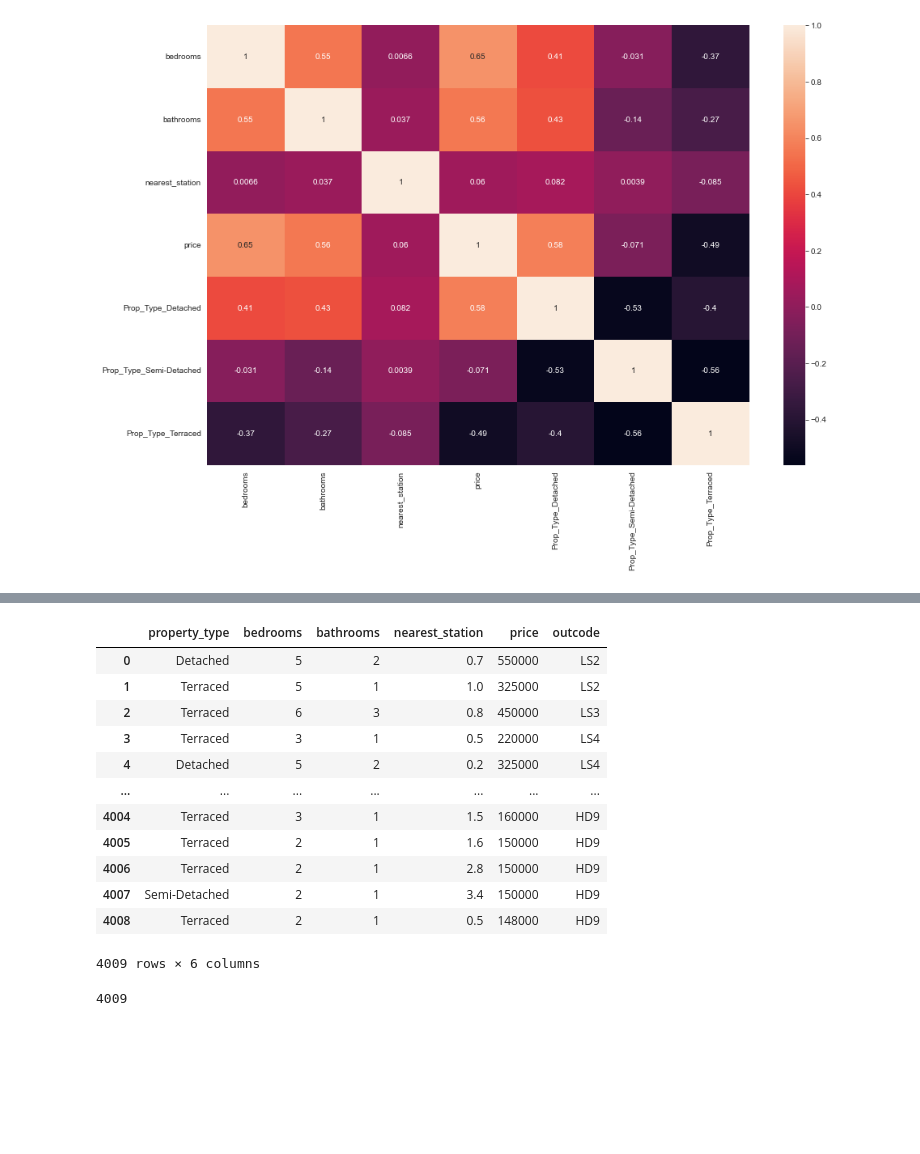
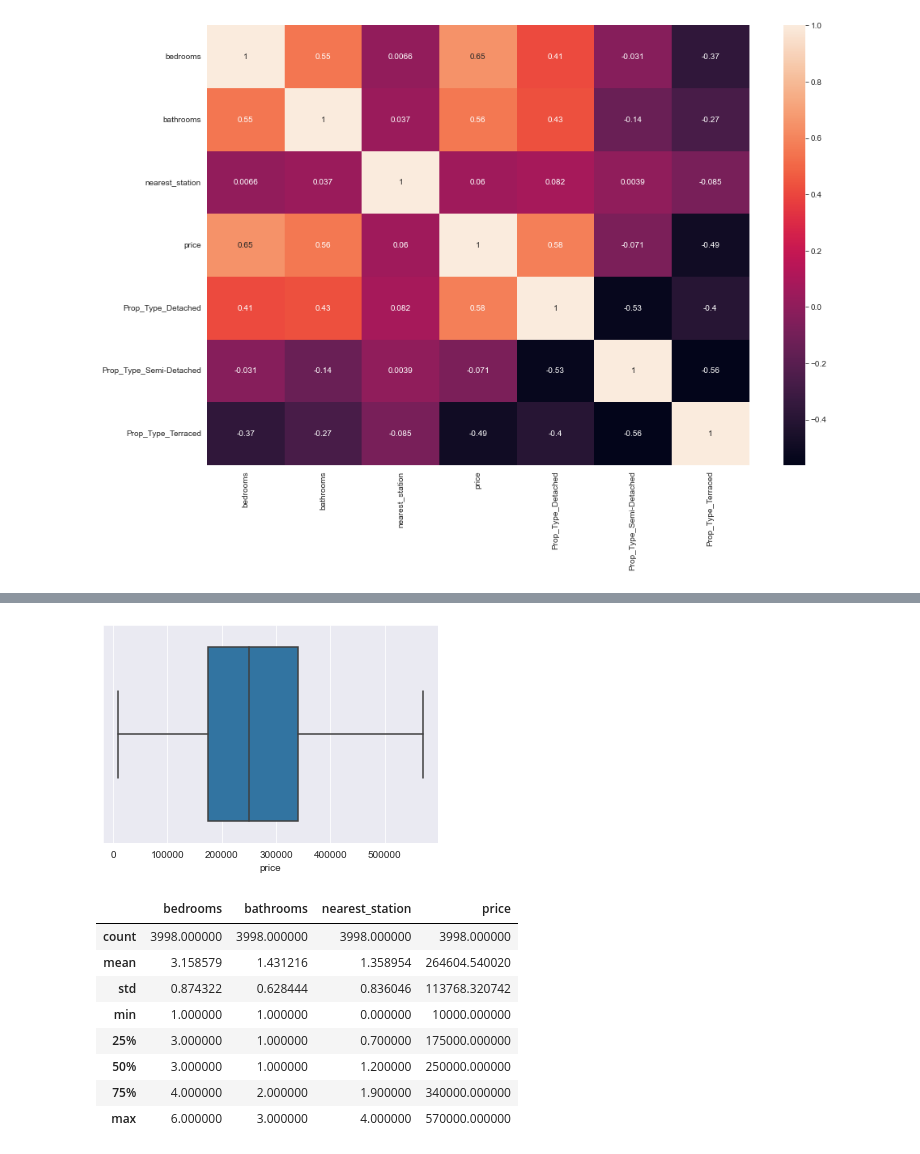
Before and after one commit to haideridris/DF-Capstone-Project, a Jupyter notebook: EDA/Cleaning_And_EDAv2.ipynb, the cells around one changed output, grey strips where cells are left out. Saved outputs shown, nothing was run; the diff lists cells and outputs as text; code cells hidden in the pictures; blank space fills up the shorter version.

Commit message:
Near completed Modelling

```diff
--- a/EDA/Cleaning_And_EDAv2.ipynb
+++ b/EDA/Cleaning_And_EDAv2.ipynb
@@ -1609,3 +1577,5 @@ cleaneddataset.reset_index(drop=True, inplace=True)
 # %%
 # Save this dataset ready for modelling
 # cleaneddataset.to_csv('dataset_for_modelling.csv', index=False)
+# %%
+cleaneddataset = pd.read_csv('../Data/dataset_for_modelling.csv')
@@ -1611,0 +1618,6 @@ cleaneddataset.reset_index(drop=True, inplace=True)
+# %%
+cleaneddataset = cleaneddataset.drop([0, 1, 2, 303, 570, 639, 645, 648, 751, 1345, 1346])
+# 11 rows dropped left with 3998 rows
+cleaneddataset.shape[0]
+# Check the value counts remaining
+cleaneddataset['outcode'].value_counts().sort_values()
@@ -1623,21 +1661,18 @@ cleaneddataset.head()
+# %%
+# Do a boxplot for price
+sns.boxplot(data=cleaneddataset, x='price')
+plt.show()
+# %% [output]
+[figure, added]
 # %%
-cleaneddataset
+cleaneddataset.describe()
 # %% [output]
-|  | property_type | bedrooms | bathrooms | nearest_station | price | outcode |
-| 0 | Detached | 5 | 2 | 0.7 | 550000 | LS2 |
-| 1 | Terraced | 5 | 1 | 1.0 | 325000 | LS2 |
-| 2 | Terraced | 6 | 3 | 0.8 | 450000 | LS3 |
-| 3 | Terraced | 3 | 1 | 0.5 | 220000 | LS4 |
-| 4 | Detached | 5 | 2 | 0.2 | 325000 | LS4 |
-| ... | ... | ... | ... | ... | ... | ... |
-| 4004 | Terraced | 3 | 1 | 1.5 | 160000 | HD9 |
-| 4005 | Terraced | 2 | 1 | 1.6 | 150000 | HD9 |
-| 4006 | Terraced | 2 | 1 | 2.8 | 150000 | HD9 |
-| 4007 | Semi-Detached | 2 | 1 | 3.4 | 150000 | HD9 |
-| 4008 | Terraced | 2 | 1 | 0.5 | 148000 | HD9 |
+|  | bedrooms | bathrooms | nearest_station | price |
+| count | 3998.000000 | 3998.000000 | 3998.000000 | 3998.000000 |
+| mean | 3.158579 | 1.431216 | 1.358954 | 264604.540020 |
+| std | 0.874322 | 0.628444 | 0.836046 | 113768.320742 |
+| min | 1.000000 | 1.000000 | 0.000000 | 10000.000000 |
+| 25% | 3.000000 | 1.000000 | 0.700000 | 175000.000000 |
+| 50% | 3.000000 | 1.000000 | 1.200000 | 250000.000000 |
+| 75% | 4.000000 | 2.000000 | 1.900000 | 340000.000000 |
+| max | 6.000000 | 3.000000 | 4.000000 | 570000.000000 |
-4009 rows × 6 columns
-# %%
-# Remaining dataset - Has 4009 rows, will utilise 5 of these features to train model and one target feature of price
-cleaneddataset.shape[0]
-# %% [output]
-4009
```
Also changed, not shown: parts of 29 cells of this notebook, 2 other files.
